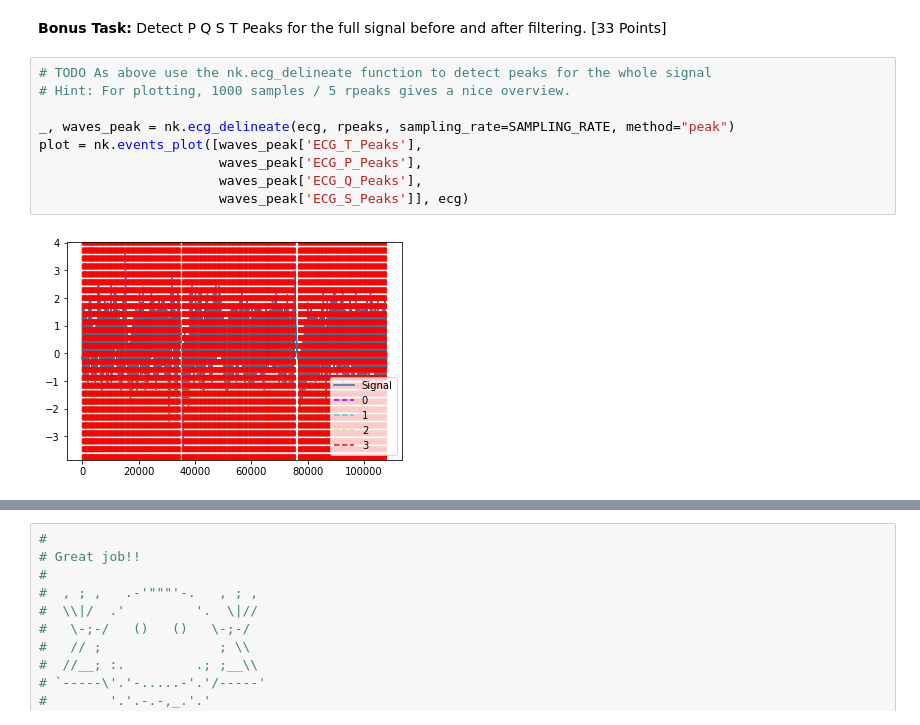
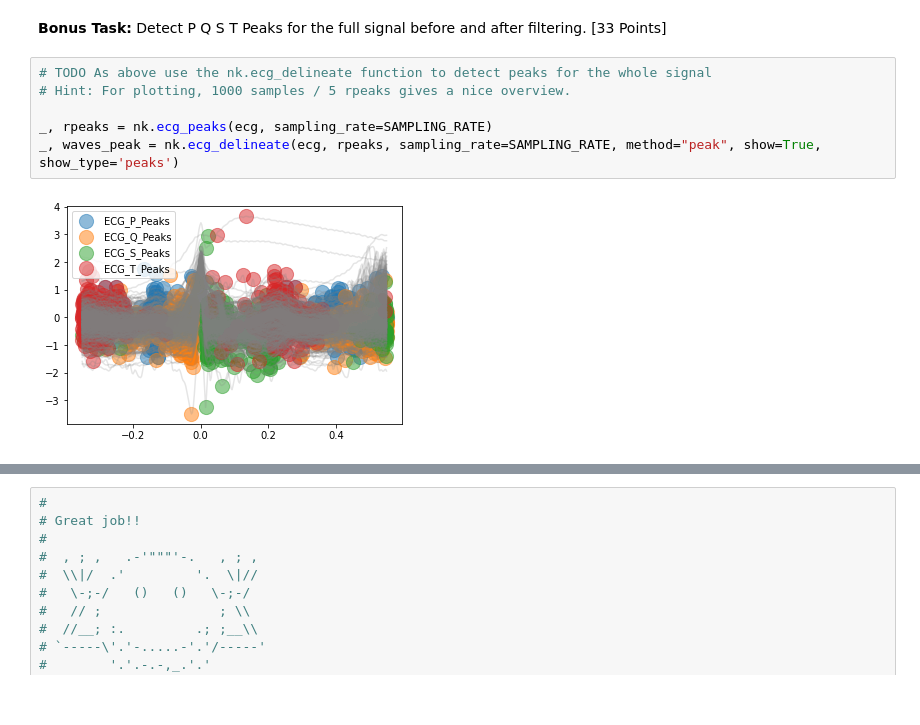
Before and after one commit to haehn/cs480student_2021, a Jupyter notebook: 01/Copy_of_CS480_Assignment_1.ipynb, the cells around one changed output, grey strips where cells are left out. Drawn from its saved outputs; the diff is of its cells as text.

```diff
--- a/01/Copy_of_CS480_Assignment_1.ipynb
+++ b/01/Copy_of_CS480_Assignment_1.ipynb
@@ -121,11 +116,8 @@ The detections seems to work well. Since this is not a normal hear rate, the P Q
 # %%
 # TODO As above use the nk.ecg_delineate function to detect peaks for the whole signal
 # Hint: For plotting, 1000 samples / 5 rpeaks gives a nice overview.
 
-_, waves_peak = nk.ecg_delineate(ecg, rpeaks, sampling_rate=SAMPLING_RATE, method="peak")
-plot = nk.events_plot([waves_peak['ECG_T_Peaks'],
-                       waves_peak['ECG_P_Peaks'],
-                       waves_peak['ECG_Q_Peaks'],
-                       waves_peak['ECG_S_Peaks']], ecg)
+_, rpeaks = nk.ecg_peaks(ecg, sampling_rate=SAMPLING_RATE)
+_, waves_peak = nk.ecg_delineate(ecg, rpeaks, sampling_rate=SAMPLING_RATE, method="peak", show=True, show_type='peaks')
 # %% [output]
-[figure, old version]
+[figure, new version]
```
Also changed, not shown: parts of 10 cells of this notebook.
